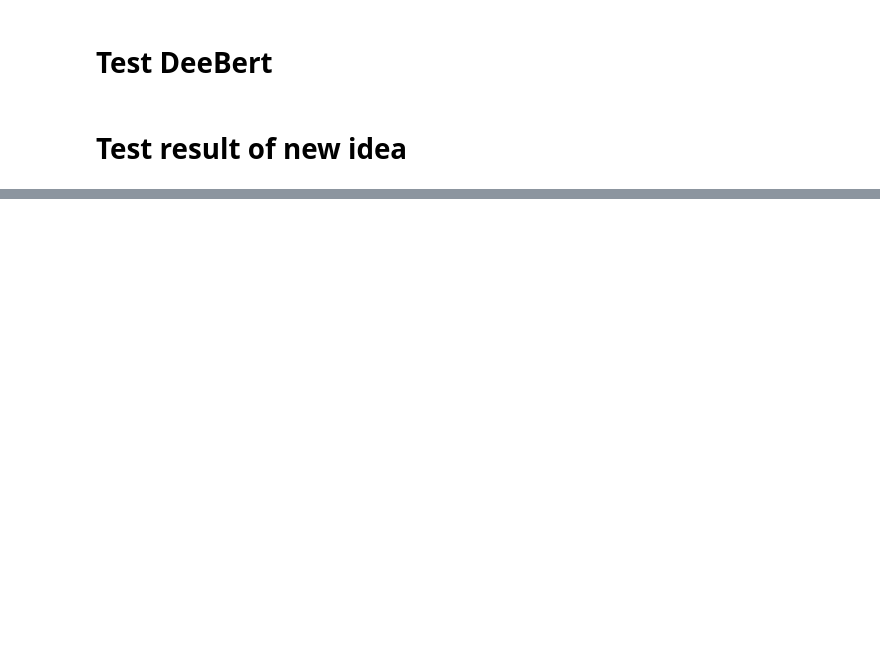
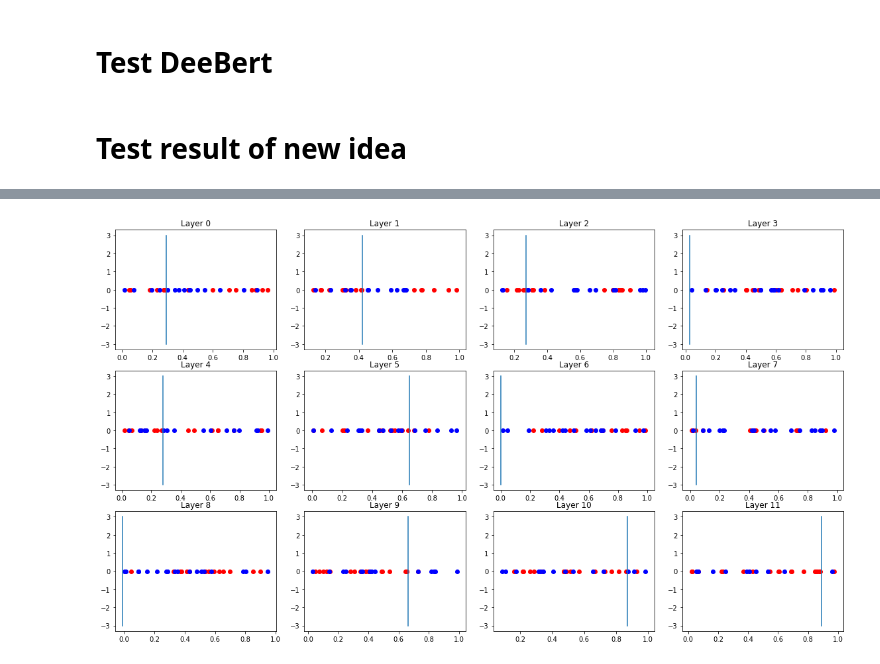
Before and after one commit to HKAB/nlp-model-compression, a Jupyter notebook: thesis/experiment_exit_port.ipynb, the cells around one changed output, grey strips where cells are left out. Saved outputs shown, nothing was run; the diff lists cells and outputs as text; code cells hidden in the pictures; blank space fills up the shorter version.

```diff
--- a/thesis/experiment_exit_port.ipynb
+++ b/thesis/experiment_exit_port.ipynb
@@ -139,19 +180,27 @@ plt.plot(x_0*torch.ones_like(yy), yy)
 # %%
 optimal_point = []
 fig, axs = plt.subplots(3, 4, figsize=(16, 9))
+fig.tight_layout()
 for i in range(0, 12):
-    X = a[i][:, 0].unsqueeze(1)
-    y = a[i][:, 1]
-    X = torch.hstack((X, torch.zeros_like(X)))
+    X = data[i][:, 0]
+    y = data[i][:, 1]
 
-    clf = svm.SVC(kernel='linear')
-    clf.fit(X, y)
-    optimal_point.append(-clf.intercept_[0]/w[0])
+    search_space = torch.linspace(np.round(X.min().numpy() - 0.01, 2), np.round(X.max().numpy() + 0.01, 2), 100)
+    best_acc = 0
+    best_acc_idx = 0
+    for j, threshold in enumerate(search_space):
+        predict = (X < threshold).long()
+        if accuracy(predict, y) > best_acc:
+            best_acc = accuracy(predict, y)
+            best_acc_idx = j
 
     x_min, x_max = torch.floor(X.min()), torch.ceil(X.max())
     y_min, y_max = -3, 3
     yy = torch.linspace(y_min, y_max, 3)
 
+    axs[int(i/4), i%4].set_title(f'Layer {i}')
     axs[int(i/4), i%4].scatter(X[torch.where(y > 0)[0]], torch.zeros_like(X[torch.where(y > 0)[0]]), c="red")
     axs[int(i/4), i%4].scatter(X[torch.where(y < 1)[0]], torch.zeros_like(X[torch.where(y < 1)[0]]), c="blue")
-    axs[int(i/4), i%4].plot(x_0*torch.ones_like(yy), yy)
+    axs[int(i/4), i%4].plot(search_space[best_acc_idx]*torch.ones_like(yy), yy)
+# %% [output]
+[figure, added]
```
Also changed, not shown: parts of 22 cells of this notebook.
